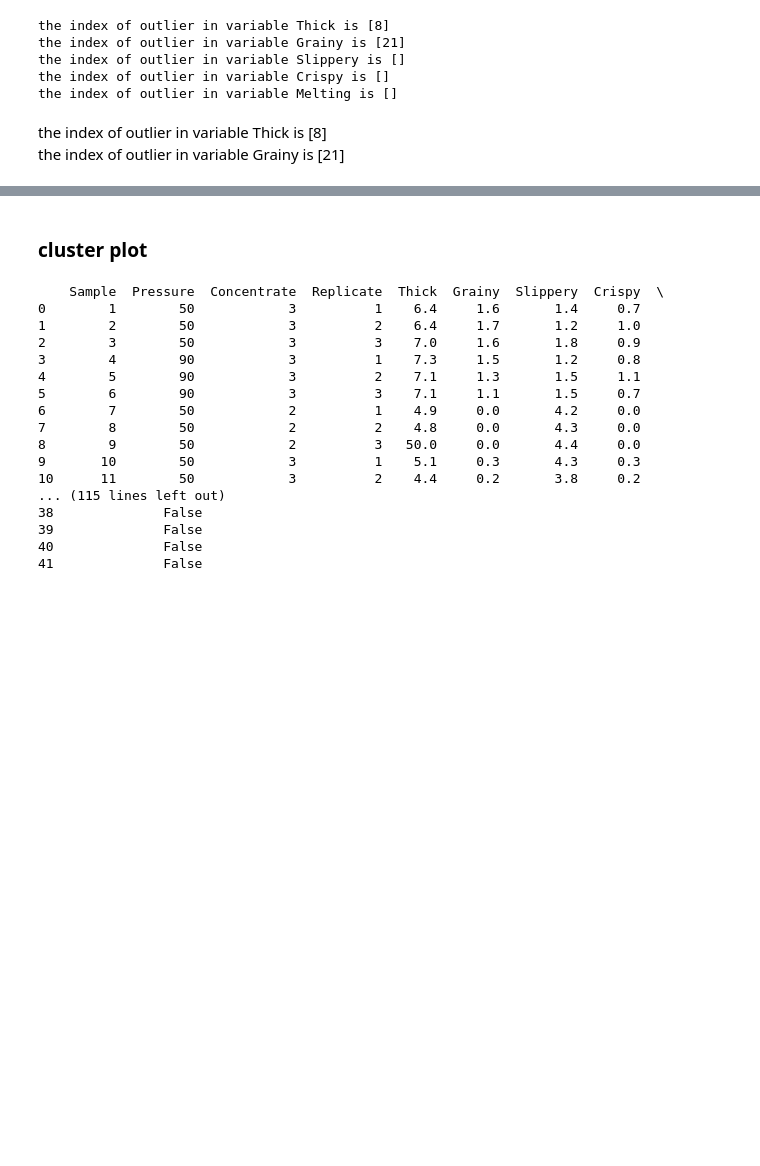
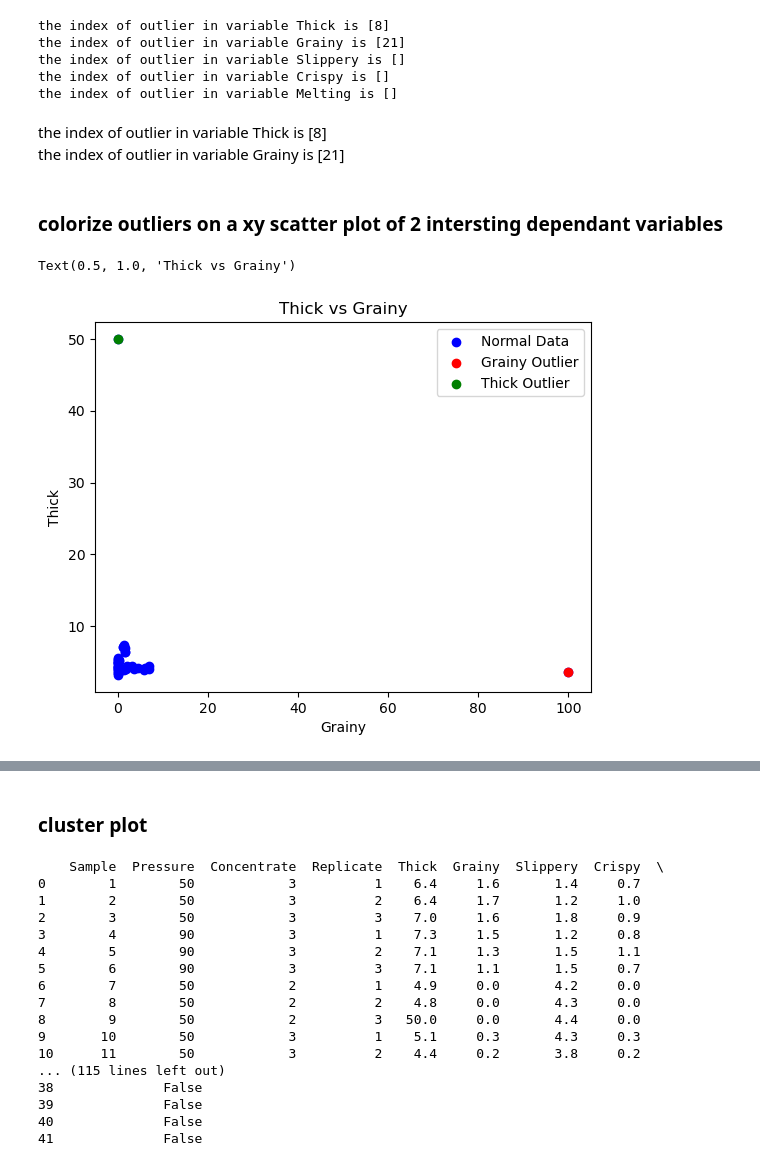
Before and after one commit to Jadelu03/M2_project, a Jupyter notebook: Task1Draft.ipynb, the cells around one changed output, grey strips where cells are left out. Cells and saved outputs as stored; diff of their text form; code cells hidden in the pictures; blank space fills up the shorter version.

Commit message:
add colorize outliers and KKW analysis

```diff
--- a/Task1Draft.ipynb
+++ b/Task1Draft.ipynb
@@ -123,3 +123,18 @@ the index of outlier in variable Melting is []
 # %% [markdown]
 the index of outlier in variable Thick is [8]\
 the index of outlier in variable Grainy is [21]
+# %% [markdown]
+### colorize outliers on a xy scatter plot of 2 intersting dependant variables
+# %%
+# variables Thick adn Grainy have outliers
+
+plt.scatter(df['Grainy'], df['Thick'], color='blue', label='Normal Data')
+plt.scatter(df['Grainy'][21], df['Thick'][21],color='red', label='Grainy Outlier')
+plt.scatter(df['Grainy'][8], df['Thick'][8], color ='green', label='Thick Outlier')
+plt.legend()
+plt.xlabel('Grainy')
+plt.ylabel('Thick')
+plt.title('Thick vs Grainy')
+# %% [output]
+Text(0.5, 1.0, 'Thick vs Grainy')
+[figure, added]
```
Also changed, not shown: parts of 7 cells of this notebook, 1 other file.
